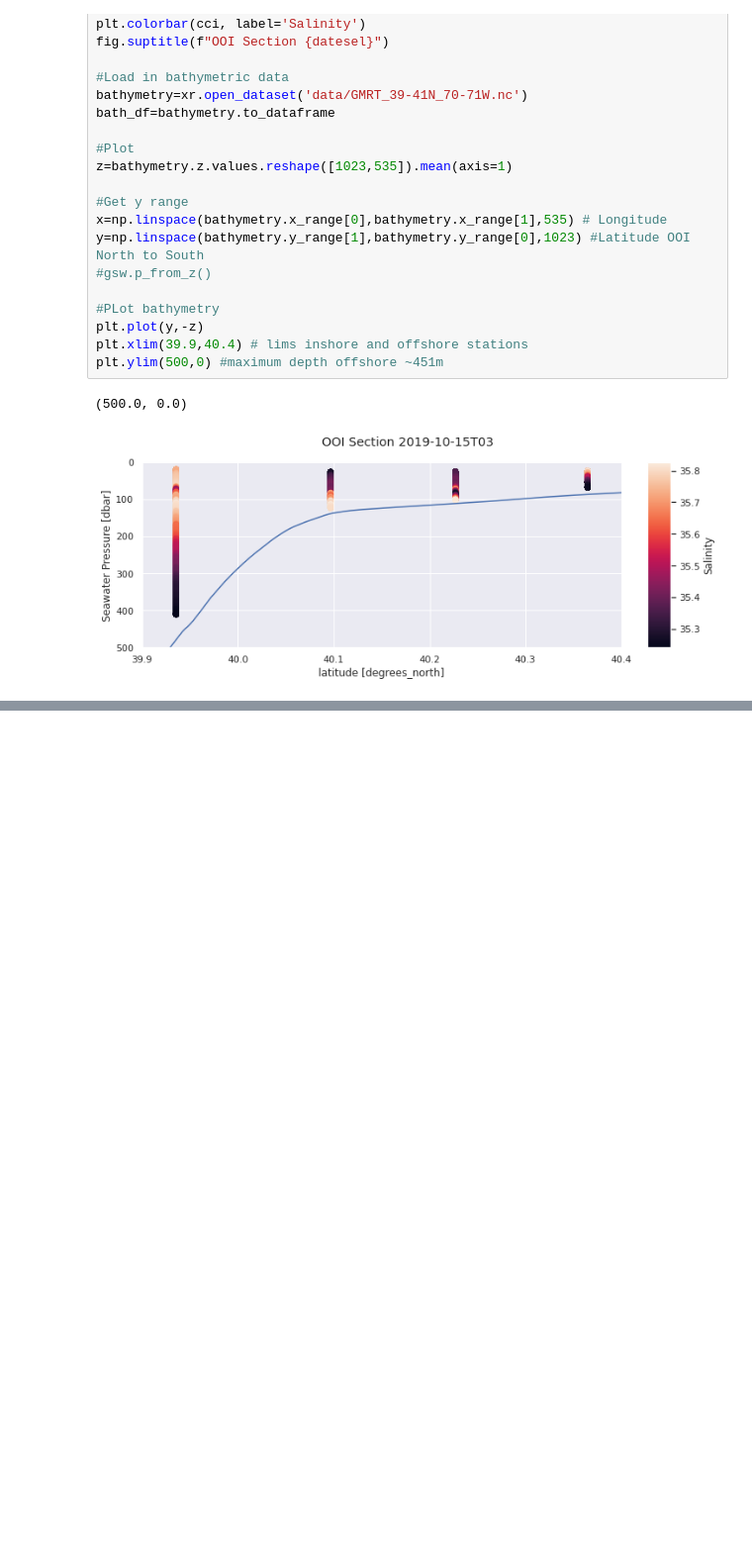
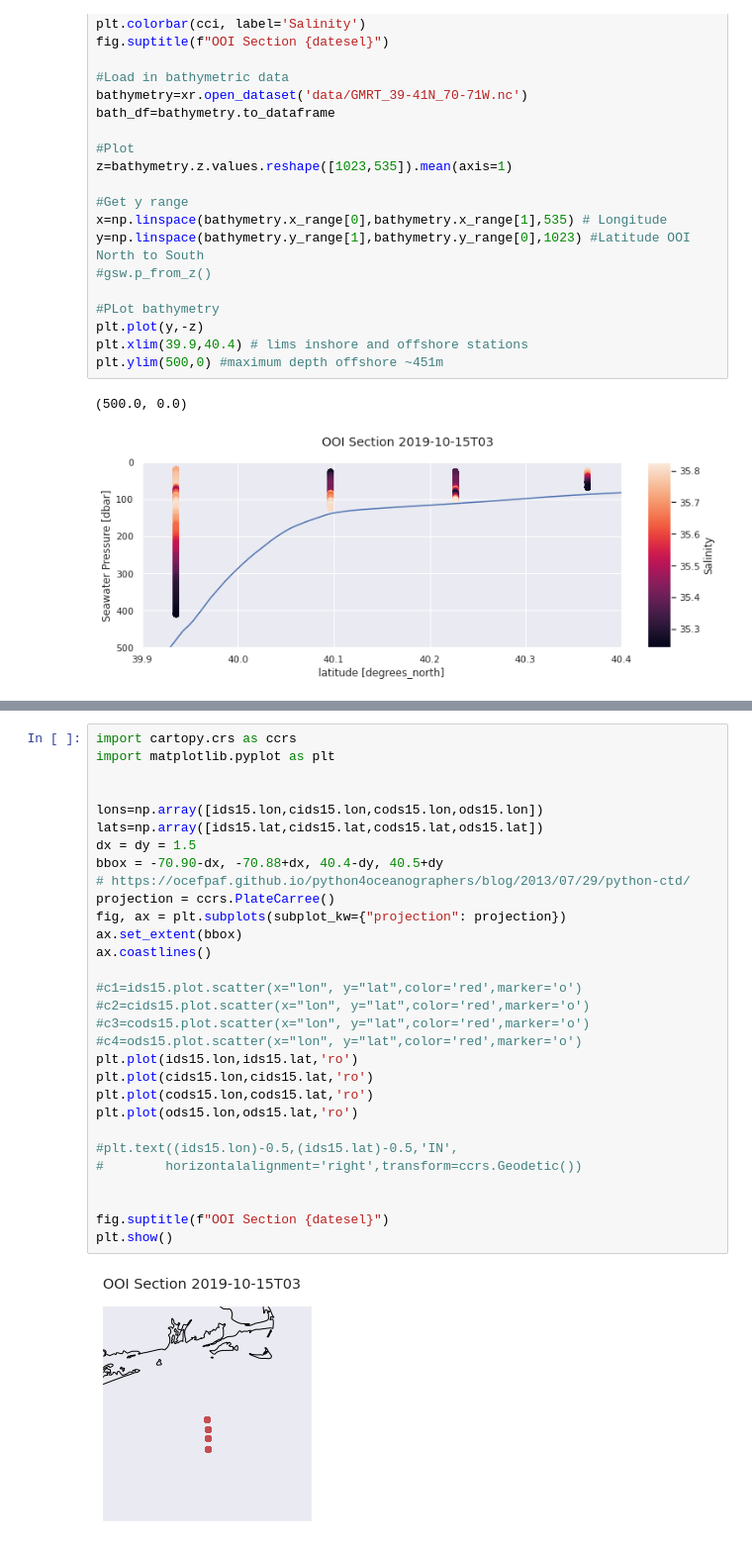
Before and after one commit to sryan288/ohw20-proj-ooi-profiles-section, a Jupyter notebook: 03_Interpolation_over_distance_MV.ipynb, the cells around one changed output, grey strips where cells are left out. Shown: that part at 99% size. Drawn from its saved outputs; the diff is of its cells as text; blank space fills up the shorter version.

```diff
--- a/03_Interpolation_over_distance_MV.ipynb
+++ b/03_Interpolation_over_distance_MV.ipynb
@@ -312,0 +334,32 @@ plt.ylim(500,0) #maximum depth offshore ~451m
+# %%
+import cartopy.crs as ccrs
+import matplotlib.pyplot as plt
+
+
+lons=np.array([ids15.lon,cids15.lon,cods15.lon,ods15.lon])
+lats=np.array([ids15.lat,cids15.lat,cods15.lat,ods15.lat])
+dx = dy = 1.5
+bbox = -70.90-dx, -70.88+dx, 40.4-dy, 40.5+dy
+# https://ocefpaf.github.io/python4oceanographers/blog/2013/07/29/python-ctd/
+projection = ccrs.PlateCarree()
+fig, ax = plt.subplots(subplot_kw={"projection": projection})
+ax.set_extent(bbox)
+ax.coastlines()
+
+#c1=ids15.plot.scatter(x="lon", y="lat",color='red',marker='o')
+#c2=cids15.plot.scatter(x="lon", y="lat",color='red',marker='o')
+#c3=cods15.plot.scatter(x="lon", y="lat",color='red',marker='o')
+#c4=ods15.plot.scatter(x="lon", y="lat",color='red',marker='o')
+plt.plot(ids15.lon,ids15.lat,'ro')
+plt.plot(cids15.lon,cids15.lat,'ro')
+plt.plot(cods15.lon,cods15.lat,'ro')
+plt.plot(ods15.lon,ods15.lat,'ro')
+
+#plt.text((ids15.lon)-0.5,(ids15.lat)-0.5,'IN',
+#        horizontalalignment='right',transform=ccrs.Geodetic())
+
+
+fig.suptitle(f"OOI Section {datesel}")
+plt.show()
+# %% [output]
+[figure, added]
```
Also changed, not shown: parts of 5 cells of this notebook.
